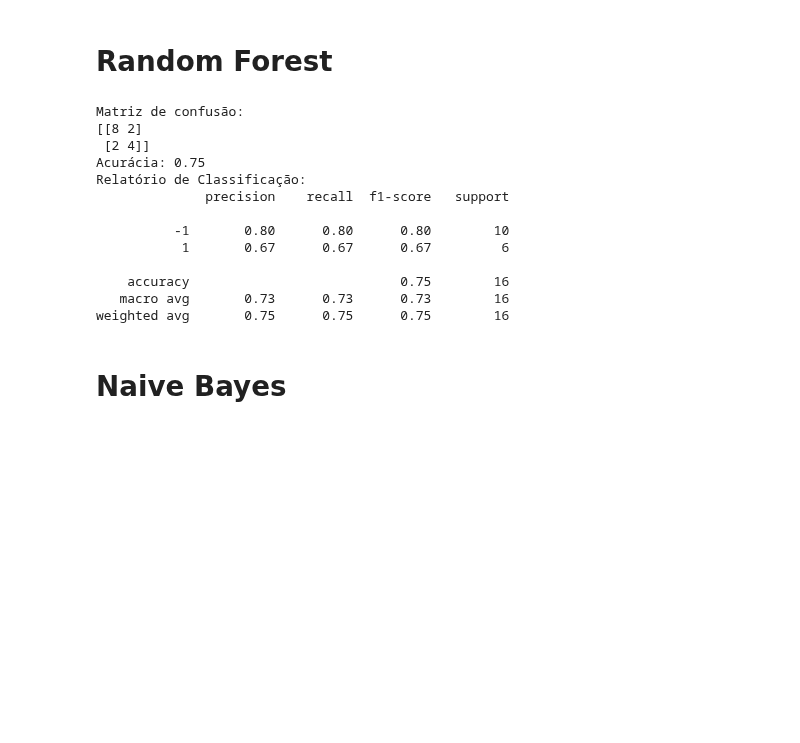
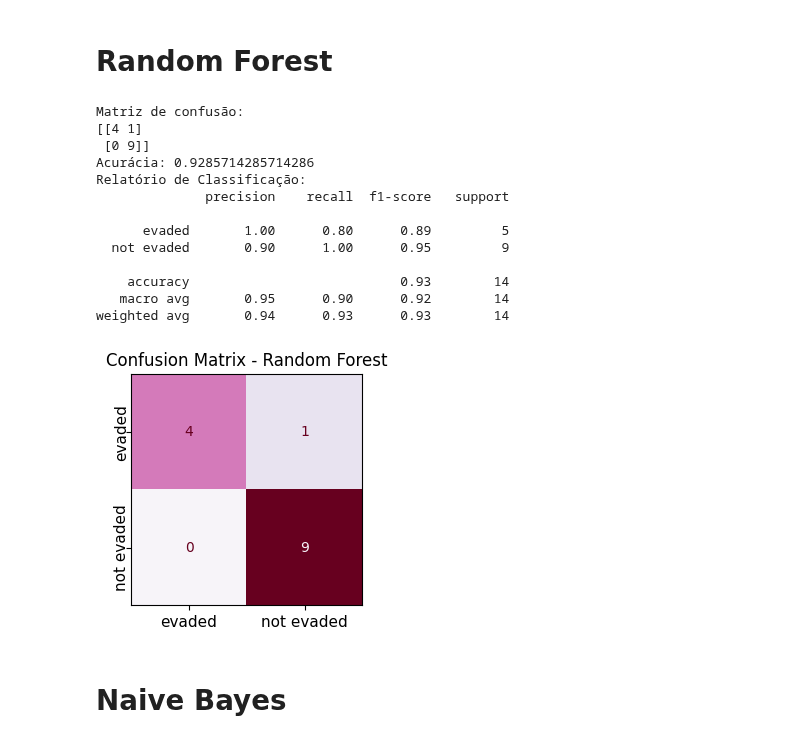
Before and after one commit to wanessabezerra/dataframe-bsi, a Jupyter notebook: dataframe-bsi/classificacao.ipynb, the cells around one changed output. Saved outputs shown, nothing was run; the diff lists cells and outputs as text; code cells hidden in the pictures; blank space fills up the shorter version.

```diff
--- a/dataframe-bsi/classificacao.ipynb
+++ b/dataframe-bsi/classificacao.ipynb
@@ -479,13 +207,7 @@ weighted avg       0.50      0.50      0.50        16
 # %% [markdown]
 # Random Forest
 # %%
-import pandas as pd
-from sklearn.model_selection import train_test_split
 from sklearn.ensemble import RandomForestClassifier
-from sklearn.metrics import classification_report, confusion_matrix, accuracy_score
-
-# Carregar os dados
-#df_dados = pd.read_csv('df_bsi_sem_ativo.csv', sep=',')
 
 # Filtrar as classes com mais de uma instância
 class_counts = df_dados['status'].value_counts()
@@ -496,42 +218,56 @@ df_filtered = df_dados[df_dados['status'].isin(classes_to_keep)]
 x = df_filtered.drop(columns=['status']).to_numpy()
 y = df_filtered['status'].to_numpy()
 
 # Dividir os dados em conjunto de treinamento e teste
-x_train, x_test, y_train, y_test = train_test_split(x, y, test_size=0.3, random_state=42)
+x_train, x_test, y_train, y_test = train_test_split(x, y, test_size=0.3, random_state=42, stratify=y)
 
 # Treinar o modelo de Random Forests
 rf_model = RandomForestClassifier(n_estimators=100, random_state=42)
 rf_model.fit(x_train, y_train)
 
 # Fazer previsões
 y_pred = rf_model.predict(x_test)
 
 # Exibir a matriz de confusão
 conf_matrix = confusion_matrix(y_test, y_pred)
 print("Matriz de confusão:")
 print(conf_matrix)
 
 # Avaliar o modelo
 accuracy = accuracy_score(y_test, y_pred)
 report = classification_report(y_test, y_pred)
 
 print(f'Acurácia: {accuracy}')
 print('Relatório de Classificação:')
 print(report)
+
+# Exibir uma versão mais visual da matriz de confusão sem a colorbar
+labels = np.unique(y_test)  # Obter os rótulos únicos
+disp = ConfusionMatrixDisplay(confusion_matrix=conf_matrix, display_labels=labels)
+fig, ax = plt.subplots(figsize=(3, 3))
+disp.plot(cmap=plt.cm.PuRd, ax=ax, colorbar=False)
+plt.yticks(rotation=90, ha='center', va='center',fontsize=11)
+plt.xticks(fontsize=11)
+# Remover os rótulos dos eixos
+ax.set_xlabel('')
+ax.set_ylabel('')
+plt.title('Confusion Matrix - Random Forest',fontsize=12)
+plt.show()
 # %% [output]
 Matriz de confusão:
-[[8 2]
- [2 4]]
-Acurácia: 0.75
+[[4 1]
+ [0 9]]
+Acurácia: 0.9285714285714286
 Relatório de Classificação:
               precision    recall  f1-score   support
 
-          -1       0.80      0.80      0.80        10
-           1       0.67      0.67      0.67         6
+      evaded       1.00      0.80      0.89         5
+  not evaded       0.90      1.00      0.95         9
 
-    accuracy                           0.75        16
-   macro avg       0.73      0.73      0.73        16
-weighted avg       0.75      0.75      0.75        16
+    accuracy                           0.93        14
+   macro avg       0.95      0.90      0.92        14
+weighted avg       0.94      0.93      0.93        14
+[figure, added]
 # %% [markdown]
 # Naive Bayes
 # %%
```
Also changed, not shown: parts of 15 cells of this notebook.
